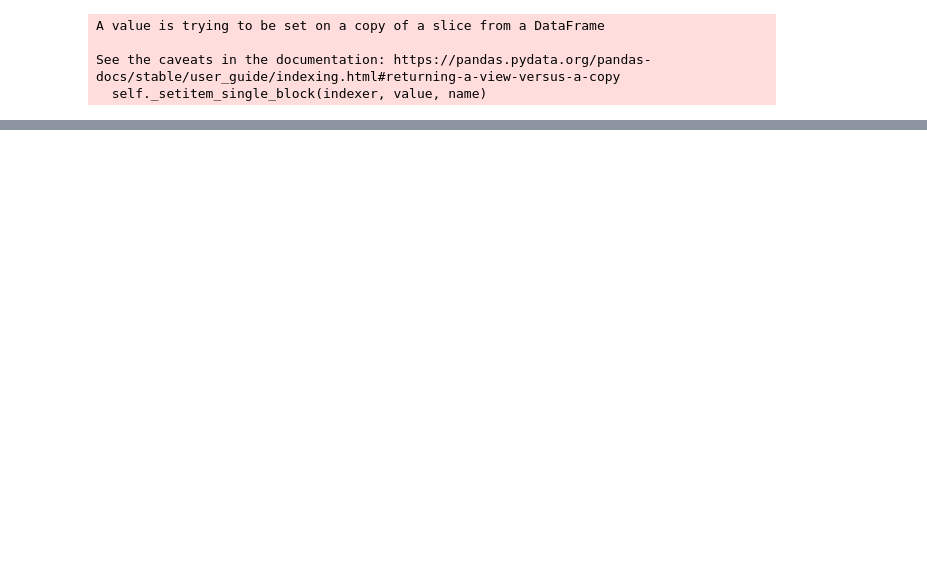
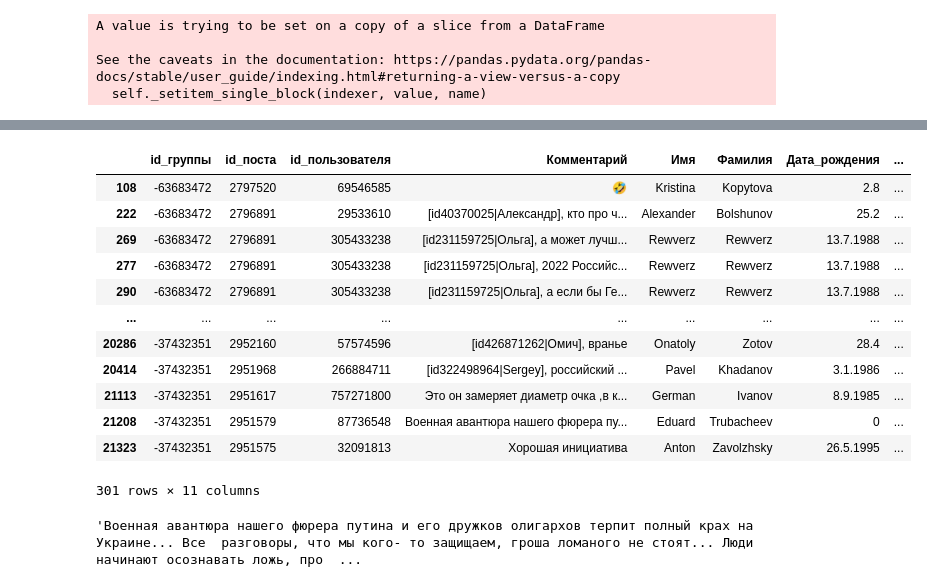
Before and after one commit to Vezdexod/sf_data_science, a Jupyter notebook: .rabota/vk01.ipynb, the cells around one changed output, grey strips where cells are left out. Cells and saved outputs as stored; diff of their text form; code cells hidden in the pictures; blank space fills up the shorter version.

```diff
--- a/.rabota/vk01.ipynb
+++ b/.rabota/vk01.ipynb
@@ -269 +245,23 @@ Irkutsk
+# %%
+# Отфильтровываем только пользователей из списка интересующих городов
+Irkutsk = users_data[users_data['Город'].apply(lambda x: x in Irk_obl_list)]
+Irkutsk
+# %% [output]
+|  | id_группы | id_поста | id_пользователя | Комментарий | Имя | Фамилия | Дата_рождения | ... |
+| 108 | -63683472 | 2797520 | 69546585 | 🤣 | Kristina | Kopytova | 2.8 | ... |
+| 222 | -63683472 | 2796891 | 29533610 | [id40370025|Александр], кто про ч... | Alexander | Bolshunov | 25.2 | ... |
+| 269 | -63683472 | 2796891 | 305433238 | [id231159725|Ольга], а может лучш... | Rewverz | Rewverz | 13.7.1988 | ... |
+| 277 | -63683472 | 2796891 | 305433238 | [id231159725|Ольга], 2022 Российс... | Rewverz | Rewverz | 13.7.1988 | ... |
+| 290 | -63683472 | 2796891 | 305433238 | [id231159725|Ольга], а если бы Ге... | Rewverz | Rewverz | 13.7.1988 | ... |
+| ... | ... | ... | ... | ... | ... | ... | ... | ... |
+| 20286 | -37432351 | 2952160 | 57574596 | [id426871262|Омич], вранье | Onatoly | Zotov | 28.4 | ... |
+| 20414 | -37432351 | 2951968 | 266884711 | [id322498964|Sergey], российский ... | Pavel | Khadanov | 3.1.1986 | ... |
+| 21113 | -37432351 | 2951617 | 757271800 | Это он замеряет диаметр очка ,в к... | German | Ivanov | 8.9.1985 | ... |
+| 21208 | -37432351 | 2951579 | 87736548 | Военная авантюра нашего фюрера пу... | Eduard | Trubacheev | 0 | ... |
+| 21323 | -37432351 | 2951575 | 32091813 | Хорошая инициатива | Anton | Zavolzhsky | 26.5.1995 | ... |
+301 rows × 11 columns
+# %%
+Irkutsk.loc[21208]['Комментарий']
+# %% [output]
+'Военная авантюра нашего фюрера путина и его дружков олигархов терпит полный крах на Украине... Все  разговоры, что мы кого- то защищаем, гроша ломаного не стоят... Люди начинают осознавать ложь, про  ...
 # %%
```
Also changed, not shown: parts of 26 cells of this notebook, 7 other files.
